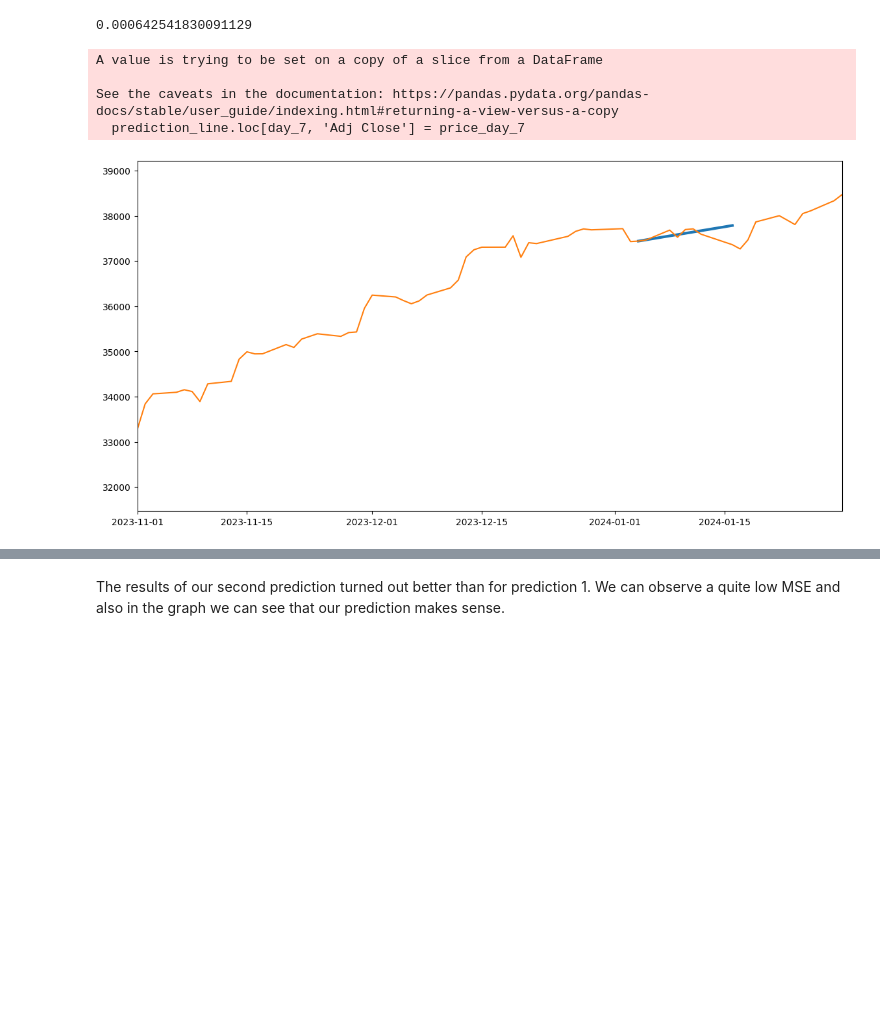
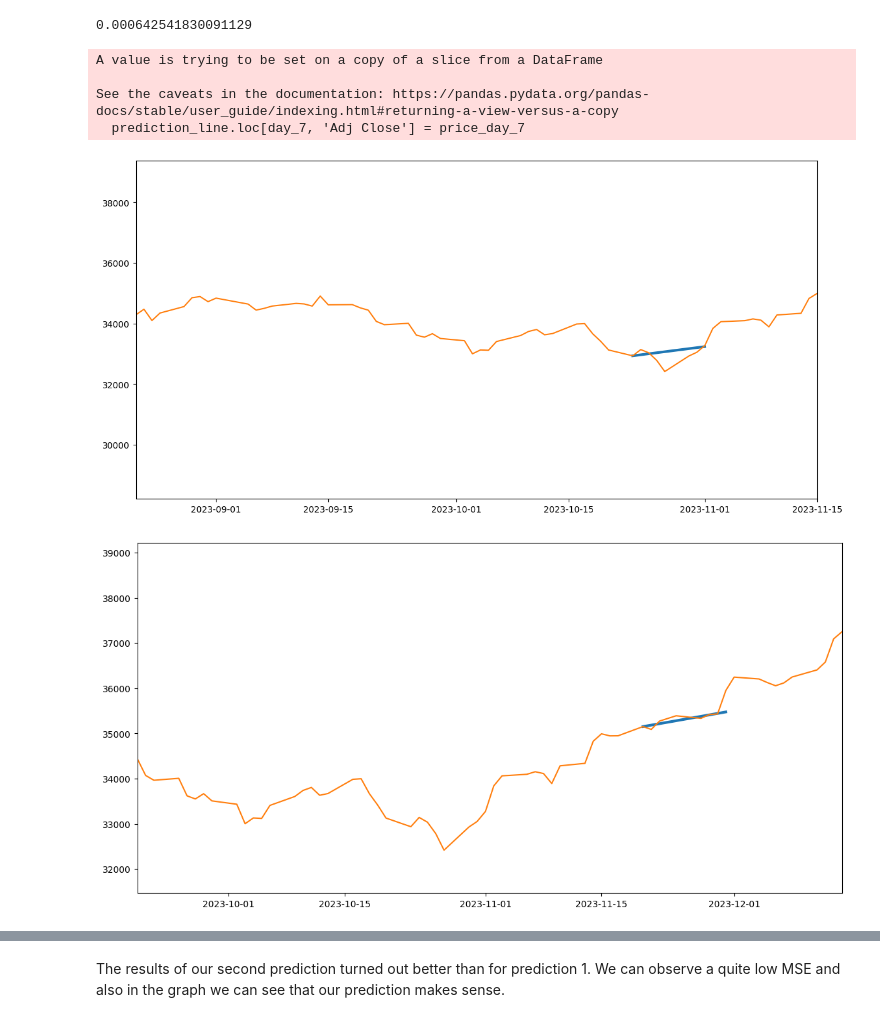
Before and after one commit to hpfref/Financial-Forecasting, a Jupyter notebook: notebook.ipynb, the cells around one changed output, grey strips where cells are left out. Saved outputs shown, nothing was run; the diff lists cells and outputs as text; code cells hidden in the pictures; blank space fills up the shorter version.

Commit message:
Small changes to descriptions and plots

```diff
--- a/notebook.ipynb
+++ b/notebook.ipynb
@@ -664,28 +647,28 @@ mse_2
 # %%
 #Visualizing the latest prediction
 #print(type(train_period), len(train_period))
-pred_to_plot = -20
+for pred_to_plot in [-70, -50, -35]:
+    train_period = dow_history[train_data_len+230+pred_to_plot:]
 
-train_period = dow_history[train_data_len+230+pred_to_plot:]
+    day_0 = train_period.index[pred_to_plot-7]
+    day_7 = train_period.index[pred_to_plot]
+    price_day_0 = train_period.loc[day_0, 'Adj Close']
+    price_day_7 = price_day_0 + price_day_0 * predictions_2[pred_to_plot]
 
-day_0 = train_period.index[pred_to_plot-7]
-day_7 = train_period.index[pred_to_plot]
-price_day_0 = train_period.loc[day_0, 'Adj Close']
-price_day_7 = price_day_0 + price_day_0 * predictions_2[pred_to_plot]
+    prediction_line = train_period.loc[train_period.index.isin([day_0,day_7])]
+    prediction_line.loc[day_7, 'Adj Close'] = price_day_7
 
-prediction_line = train_period.loc[train_period.index.isin([day_0,day_7])]
-prediction_line.loc[day_7, 'Adj Close'] = price_day_7
+    plt.figure(figsize=(14,7))
+    plt.plot(prediction_line, linewidth=3)
+    plt.plot(train_period)
+    plt.xlim(train_period.index[pred_to_plot-50], train_period.index[pred_to_plot+10])
+    #plt.plot([day_0, day_7], [price_day_0, price_day_7])
 
-plt.figure(figsize=(14,7))
-plt.plot(prediction_line, linewidth=3)
-plt.plot(train_period)
-plt.xlim(train_period.index[pred_to_plot-50], train_period.index[pred_to_plot+10])
-#plt.plot([day_0, day_7], [price_day_0, price_day_7])
-
-plt.show()
+    plt.show()
 # %% [output]
 A value is trying to be set on a copy of a slice from a DataFrame
 
 See the caveats in the documentation: https://pandas.pydata.org/pandas-docs/stable/user_guide/indexing.html#returning-a-view-versus-a-copy
   prediction_line.loc[day_7, 'Adj Close'] = price_day_7
-[figure, old version]
+[figure, new version]
+[figure, added]
```
Also changed, not shown: parts of 9 cells of this notebook.
